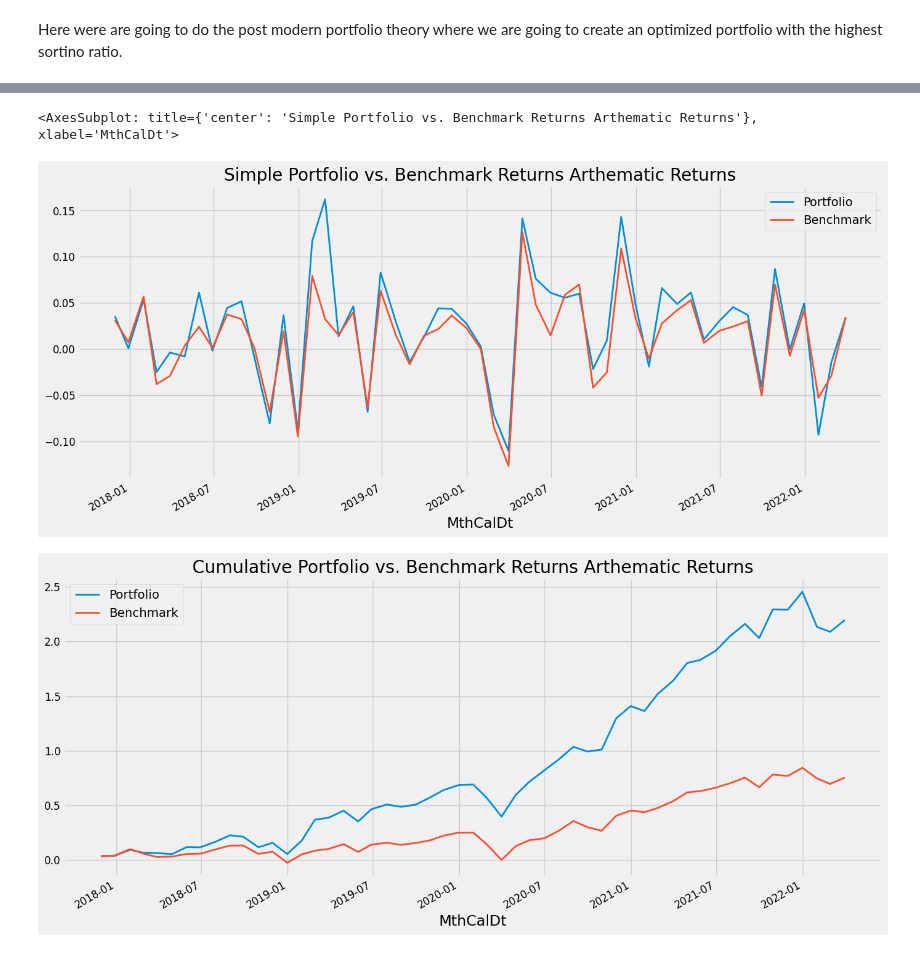
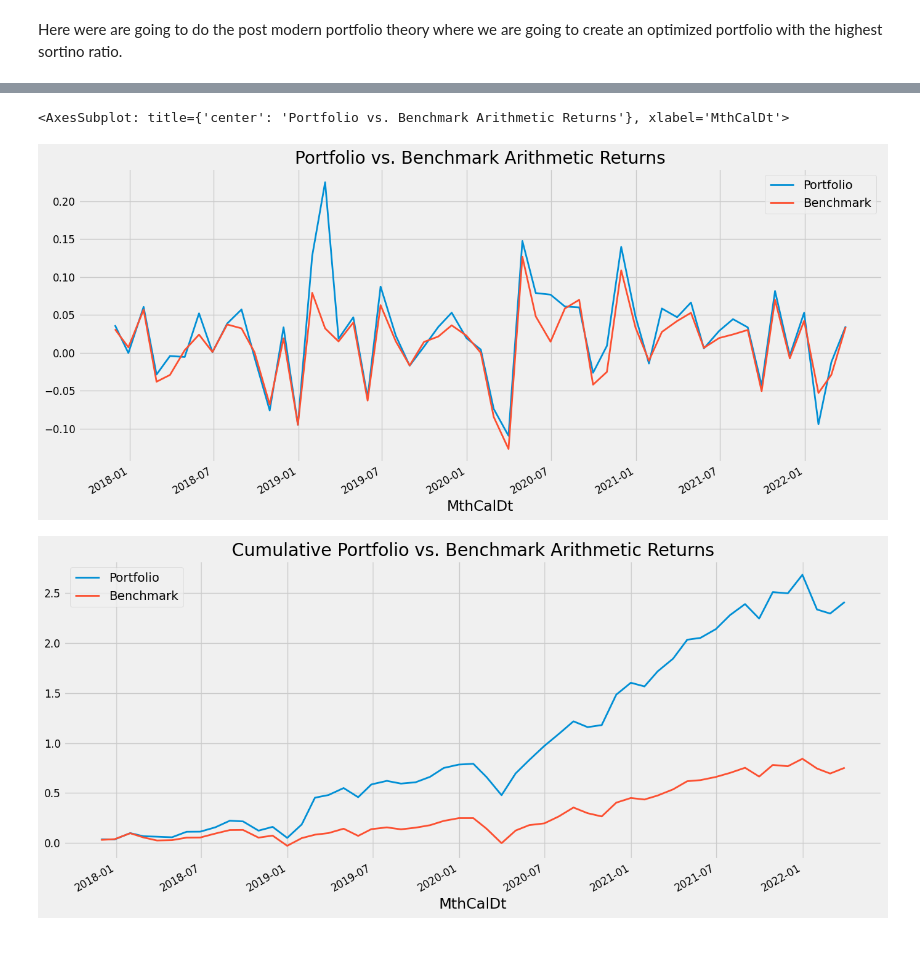
Before and after one commit to ts7even/not_ltcm, a Jupyter notebook: not_ltcm.ipynb, the cells around one changed output, grey strips where cells are left out. Drawn from its saved outputs; the diff is of its cells as text; code cells hidden in the pictures.

Commit message:
Fixed Verbage and Last Portfolio Run Unless found error

```diff
--- a/not_ltcm.ipynb
+++ b/not_ltcm.ipynb
@@ -227,8 +191,8 @@ correlation_of_log_returns = pt_log.corr() # Correlation Matrix of the log retur
 
 
 # Purchase Price has to be less than recent closing price, Alpha Greater than 0
-data_screen = total_data[total_data['Purchase Closing Price'] < total_data['Recent Closing Price']]
-
+# data_screen = total_data[total_data['Purchase Closing Price'] < total_data['Recent Closing Price']]
+data_screen = total_data
 
 # Here we are getting the larget sortino ratio stocks
 largest_arth_sortino = data_screen.nlargest(100, 'Sortino Ratio (Arth)')
@@ -378,7 +342,7 @@ min_weight = 0.001
 max_weight = 0.08
 
 # Here is the number of simulations of the stocks
-num_port = 100000
+num_port = 1000000
 
 
 
@@ -387,18 +351,18 @@ def portfolio_annualised_performance(weights, expectedReturns, Sigma):
     std = np.sqrt(np.dot(weights.T, np.dot(Sigma, weights)))
     return std, returns
 
-def neg_sharpe_ratio(weights, expectedReturns, Sigma, risk_free_rate):
+def neg_sortino_ratio(weights, expectedReturns, Sigma, risk_free_rate):
     p_var, p_ret = portfolio_annualised_performance(weights, expectedReturns, Sigma)
     return -(p_ret - risk_free_rate) / p_var
 
-def max_sharpe_ratio(expectedReturns, Sigma, risk_free_rate):
+def max_sortino_ratio(expectedReturns, Sigma, risk_free_rate):
     num_assets = len(expectedReturns)
     args = (expectedReturns, Sigma, risk_free_rate)
     constraints = ({'type': 'eq', 'fun': lambda x: np.sum(x) - 1})
     bound = (min_weight,max_weight)
     bounds = tuple(bound for asset in range(num_assets))
 
-    result = sco.minimize(neg_sharpe_ratio, num_assets*[1./num_assets,], args=args,
+    result = sco.minimize(neg_sortino_ratio, num_assets*[1./num_assets,], args=args,
                         method='SLSQP', bounds=bounds, constraints=constraints)
     return result
 
@@ -419,8 +383,8 @@ def min_variance(expectedReturns, Sigma):
 
 
 def display_ef_with_selected(expectedReturns, Sigma, risk_free_rate):
-    max_sharpe = max_sharpe_ratio(expectedReturns, Sigma, risk_free_rate)
-    max_sharpe_allocation = pd.DataFrame({"+SharpeWeight":max_sharpe.x})
+    max_sortino = max_sortino_ratio(expectedReturns, Sigma, risk_free_rate)
+    max_sortino_allocation = pd.DataFrame({"+SortinoWeight":max_sortino.x})
 
     min_vol = min_variance(expectedReturns, Sigma)
     min_vol_allocation = pd.DataFrame({'-VolWeight':min_vol.x})
@@ -429,7 +393,7 @@ def display_ef_with_selected(expectedReturns, Sigma, risk_free_rate):
     wWeight = np.zeros((num_port,len(expectedReturns)))
     expectedReturn = np.zeros(num_port)
     expectedVolatility = np.zeros(num_port)
-    sharpeRatio = np.zeros(num_port)
+    sortinoRatio = np.zeros(num_port)
 
     markowiz_dataframe = pd.DataFrame()
     for k in range(num_port):
@@ -439,15 +403,15 @@ def display_ef_with_selected(expectedReturns, Sigma, risk_free_rate):
         wWeight[k,:] = w
         expectedReturn[k] = np.sum((expectedReturns * w))
         expectedVolatility[k] = np.sqrt(np.dot(w.T,np.dot(Sigma, w)))
-        sharpeRatio[k] = expectedReturn[k]/expectedVolatility[k]
+        sortinoRatio[k] = expectedReturn[k]/expectedVolatility[k]
 
-    maxIndex = sharpeRatio.argmax()
+    maxIndex = sortinoRatio.argmax()
     lmx = wWeight[maxIndex,:]
     bruteAllocation = pd.DataFrame({'bruteAllocation': lmx})
 
 
-    # Concatenate the max_sharpe_allocation, min_vol_allocation, and bruteAllocation DataFrames
-    markowiz_dataframe = pd.concat([max_sharpe_allocation, bruteAllocation], axis=1)
+    # Concatenate the max_sortino_allocation, min_vol_allocation, and bruteAllocation DataFrames
+    markowiz_dataframe = pd.concat([max_sortino_allocation, bruteAllocation], axis=1)
 
     # Concatenate the filtered_total_data and markowiz_dataframe DataFrames on the filtered_total_data index
     markowiz_dataframe = pd.concat([filtered_total_data.reset_index(), markowiz_dataframe],axis=1)
@@ -462,24 +426,24 @@ efficent_frontier_data = display_ef_with_selected(expectedReturn, Sigma, risk_fr
 
 
 # Check to See if the Data sums to 1
-print(f"To Check if Summed to One: {efficent_frontier_data[['+SharpeWeight']].sum().to_string()}")
+print(f"To Check if Summed to One: {efficent_frontier_data[['+SortinoWeight']].sum().to_string()}")
 print(f"To Check if Summed to One: {efficent_frontier_data[['bruteAllocation']].sum().to_string()} \n")
 
 
-portfolio_expected_return_Scipy = np.sum(efficent_frontier_data['CAPM']*efficent_frontier_data['+SharpeWeight'])
+portfolio_expected_return_Scipy = np.sum(efficent_frontier_data['CAPM']*efficent_frontier_data['+SortinoWeight'])
 portfolio_expected_return_brute = np.sum(efficent_frontier_data['CAPM']*efficent_frontier_data['bruteAllocation'])
 
-portfolio_volatility_Scipy = np.sqrt(np.dot(efficent_frontier_data['+SharpeWeight'].T,np.dot(Sigma, efficent_frontier_data['+SharpeWeight'])))
+portfolio_volatility_Scipy = np.sqrt(np.dot(efficent_frontier_data['+SortinoWeight'].T,np.dot(Sigma, efficent_frontier_data['+SortinoWeight'])))
 portfolio_volatility_brute = np.sqrt(np.dot(efficent_frontier_data['bruteAllocation'].T,np.dot(Sigma, efficent_frontier_data['bruteAllocation'])))
 
 
-print(f"Portfolio Expected Return Scipy: {round(portfolio_expected_return_Scipy, 2)*100}%")
-print(f"Portfolio Expected Return Brute: {round(portfolio_expected_return_brute, 2)*100}%")
+print(f"Portfolio Expected Return Scipy: {round(portfolio_expected_return_Scipy, 3)*100}%")
+print(f"Portfolio Expected Return Brute: {round(portfolio_expected_return_brute, 3)*100}%")
 
 
 
 # Sort by brite force allocation for the largest weights
 sorted_brute_allocation = efficent_frontier_data.sort_values(by=['bruteAllocation'], ascending=False)
-# sorted_brute_allocation.to_csv('Output_Attribution/highest_sortino_stocks.csv')
+sorted_brute_allocation.to_csv('Output_Attribution/highest_sortino_stocks.csv')
 sorted_brute_allocation
 # %% [output]
@@ -565,18 +515,18 @@ Correlation of Portfolio and Benchmark: 0.92
 # %%
-# Create a Line Plot of the portfolio_annual_returns and the benchmark_returns. X axis is the Index MthCalDt and Y axis is the returns
-portfolio_annual_returns.plot(figsize=(15, 7), title='Simple Portfolio vs. Benchmark Returns Arthematic Returns', fontsize=12, linewidth=2.0)
+# Line Plot of the portfolio_annual_returns and the benchmark_returns. X axis is the Index MthCalDt and Y axis is the returns
+portfolio_annual_returns.plot(figsize=(15, 7), title='Portfolio vs. Benchmark Arithmetic Returns', fontsize=12, linewidth=2.0)
 # %% [output]
-<AxesSubplot: title={'center': 'Simple Portfolio vs. Benchmark Returns Arthematic Returns'}, xlabel='MthCalDt'>
+<AxesSubplot: title={'center': 'Portfolio vs. Benchmark Arithmetic Returns'}, xlabel='MthCalDt'>
-[figure, old version]
+[figure, new version]
 # %%
 # Graph portfolio_cumulative_return for both the portfolio and benchmark
 
 
 cumulative_returns = np.cumprod(1 + portfolio_annual_returns) - 1
-cumulative_returns.plot(figsize=(15, 7), title='Cumulative Portfolio vs. Benchmark Returns Arthematic Returns', fontsize=12, linewidth=2.0)
+cumulative_returns.plot(figsize=(15, 7), title='Cumulative Portfolio vs. Benchmark Arithmetic Returns', fontsize=12, linewidth=2.0)
 cumulative_returns.to_csv('Output_Attribution/cumulative_returns.csv')
 # %% [output]
-[figure, old version]
+[figure, new version]
 # %%
 benchmark_returns = pt_log['IVV']
 # Create Dataframe for benchmark_returns and the column name is Benchmark
```
Also changed, not shown: parts of 20 cells of this notebook, 7 other files.
